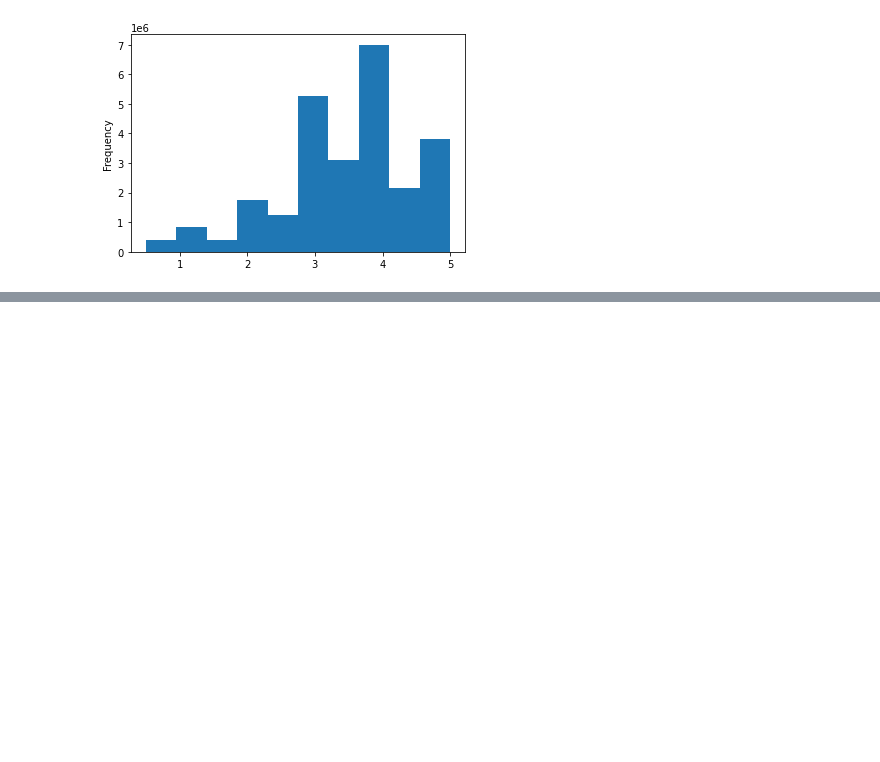
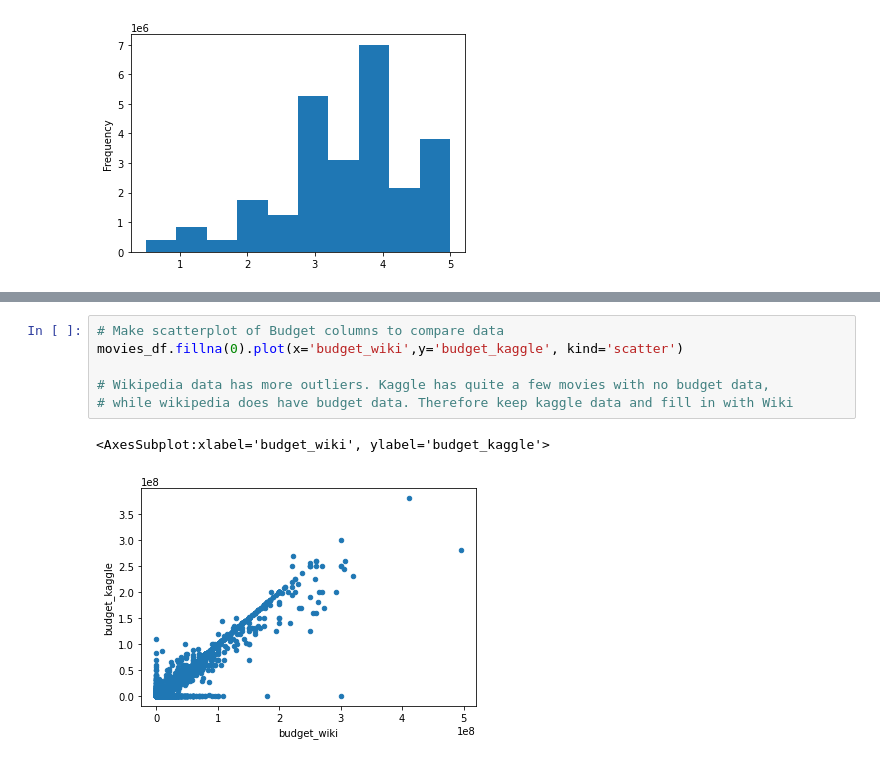
Before and after one commit to loraleonida/Movies-ETL, a Jupyter notebook: Extract.ipynb, the cells around one changed output, grey strips where cells are left out. Drawn from its saved outputs; the diff is of its cells as text; blank space fills up the shorter version.

```diff
--- a/Extract.ipynb
+++ b/Extract.ipynb
@@ -834,0 +938,9 @@ Name: rating, dtype: float64
+# %%
+# Make scatterplot of Budget columns to compare data
+movies_df.fillna(0).plot(x='budget_wiki',y='budget_kaggle', kind='scatter')
+
+# Wikipedia data has more outliers. Kaggle has quite a few movies with no budget data,
+# while wikipedia does have budget data. Therefore keep kaggle data and fill in with Wiki
+# %% [output]
+<AxesSubplot:xlabel='budget_wiki', ylabel='budget_kaggle'>
+[figure, added]
```
Also changed, not shown: parts of 31 cells of this notebook.
